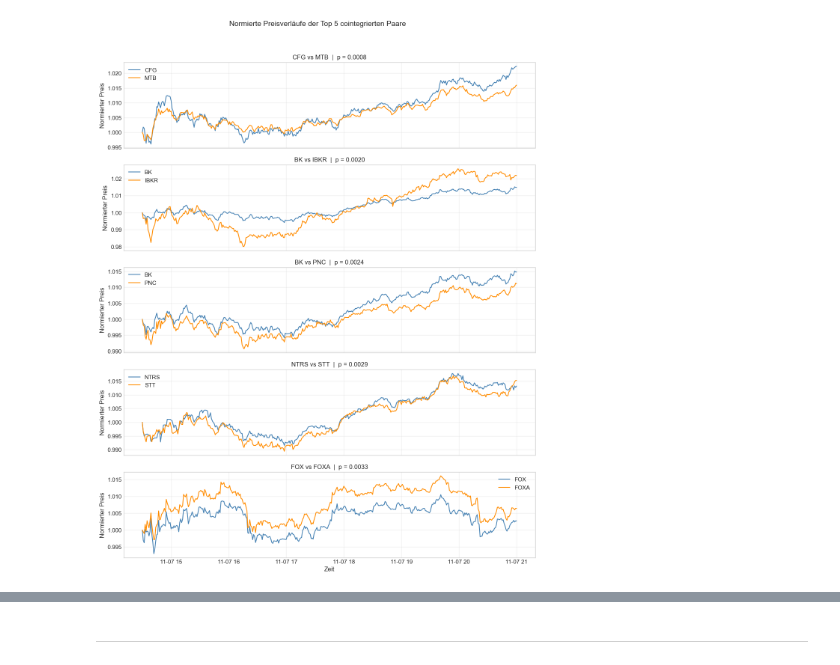
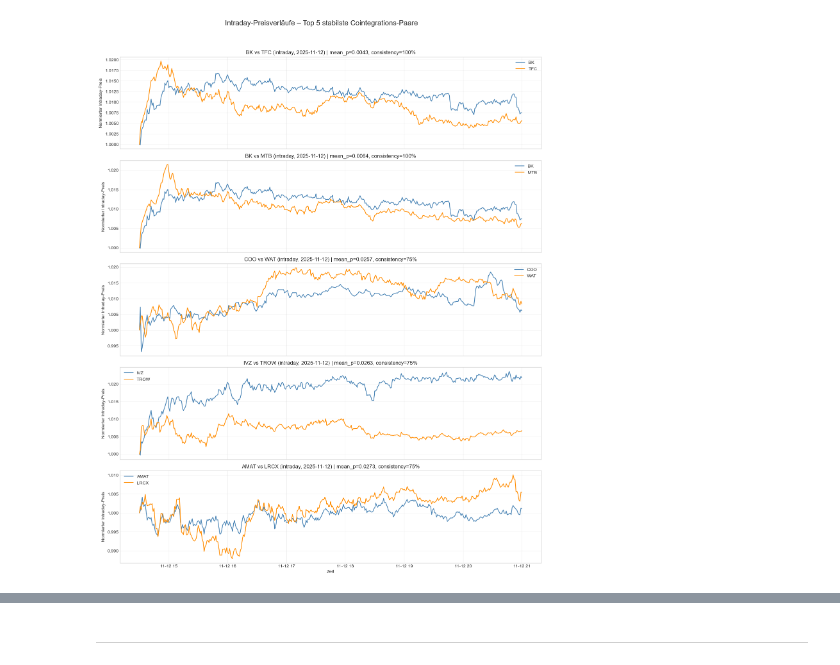
Before and after one commit to RyanMikus/pairs_trading_ml_hs25, a Jupyter notebook: 03_Explorative_Datenanalyse.ipynb, the cells around one changed output, grey strips where cells are left out. Cells and saved outputs as stored; diff of their text form; code cells hidden in the pictures.

```diff
--- a/03_Explorative_Datenanalyse.ipynb
+++ b/03_Explorative_Datenanalyse.ipynb
@@ -533,27 +510,27 @@ Verbleibende Aktien nach Filterung: 476
 # %%
-# Sicherstellen, dass sortiert und datetime korrekt ist
+# Sortierung und Typ-Sicherung
 df_clean = df_clean.sort_values(["symbol", "datetime"]).copy()
-df_clean["datetime"] = pd.to_datetime(df_clean["datetime"])
+df_clean["datetime"] = pd.to_datetime(df_clean["datetime"], errors="coerce")
 
 def fill_close_gaps(group):
-    # Nach Zeit sortieren und datetime als Index setzen
+    """
+    Interpoliert fehlende Close-Werte (zeitbasiert) und füllt Ränder.
+    1. Zeitliche Interpolation für innenliegende NaNs
+    2. Vorwärts-/Rückwärtsfüllung für Randbereiche
+    """
     group = group.sort_values("datetime").set_index("datetime")
-
     s = group["close"]
 
-    # 1) Innenliegende Lücken interpolieren (nur dort, wo davor und danach Werte existieren)
+    # Innenliegende Lücken glätten
     s_interp = s.interpolate(method="time", limit_area="inside")
 
-    # 2) Ränder auffüllen:
-    #    - am Anfang: mit erstem gültigen Wert (bfill)
-    #    - am Ende: mit letztem gültigen Wert (ffill)
+    # Ränder auffüllen
     s_filled = s_interp.bfill().ffill()
 
     group["close_filled"] = s_filled
-
     return group.reset_index()
 
-# Auf alle (gefilterten) Aktien anwenden
+# Auf alle Symbole anwenden
 df_filled = df_clean.groupby("symbol", group_keys=False).apply(fill_close_gaps)
 
 # Kontrolle
@@ -883,32 +1021,62 @@ Durch die Normierung der Preise werden die relativen Bewegungen besser vergleich
 # %%
 top_n = 5
-top_pairs = coint_df.head(top_n)
 
-fig, axes = plt.subplots(top_n, 1, figsize=(12, 3 * top_n), sharex=True)
+if top_pairs.empty:
+    raise ValueError("top_pairs ist leer")
 
-for idx, (i, row) in enumerate(top_pairs.iterrows()):
-    s1, s2, pval = row["symbol1"], row["symbol2"], row["pvalue"]
+# --- letztes Datum bestimmen ---
+last_day = log_prices.index.date.max()
+print("Letzter Tag:", last_day)
 
-    # Preisreihen
-    p1, p2 = log_prices[s1].copy(), log_prices[s2].copy()
+# Rows vom letzten Tag extrahieren
+intraday = log_prices[log_prices.index.date == last_day]
 
-    # Exponentiell zurücktransformieren, um Preise zu bekommen
-    p1, p2 = np.exp(p1), np.exp(p2)
+if intraday.empty:
+    raise ValueError("Keine Intraday-Daten für den letzten Tag gefunden!")
 
-    # Normieren auf 1 am Startzeitpunkt
-    p1_norm = p1 / p1.iloc[0]
-    p2_norm = p2 / p2.iloc[0]
+pairs_to_plot = top_pairs.head(top_n)[["symbol1", "symbol2"]].values
 
+fig, axes = plt.subplots(top_n, 1, figsize=(14, 3.5 * top_n), sharex=True)
+
+for idx, (s1, s2) in enumerate(pairs_to_plot):
+
+    # --- Intraday-Daten holen ---
+    p1 = intraday[s1].copy()
+    p2 = intraday[s2].copy()
+
+    # Falls Lücken vorhanden sind, droppen wir NA
+    aligned = pd.concat([p1, p2], axis=1).dropna()
+    aligned.columns = [s1, s2]
+
+    # Zurücktransformieren (log → Preis)
+    p1_lin = np.exp(aligned[s1])
+    p2_lin = np.exp(aligned[s2])
+
+    # Normieren auf 1 am ersten Zeitpunkt
+    p1_norm = p1_lin / p1_lin.iloc[0]
+    p2_norm = p2_lin / p2_lin.iloc[0]
+
+    # --- Plot ---
     ax = axes[idx]
     ax.plot(p1_norm, label=s1, color="steelblue")
     ax.plot(p2_norm, label=s2, color="darkorange")
-    ax.set_title(f"{s1} vs {s2}  |  p = {pval:.4f}")
-    ax.set_ylabel("Normierter Preis")
+
+    # Mean_p & Consistency anzeigen
+    row = top_pairs[(top_pairs["symbol1"] == s1) & (top_pairs["symbol2"] == s2)].iloc[0]
+
+    mean_p = row["mean_p"]
+    consistency = row["consistency"]
+
+    ax.set_title(
+        f"{s1} vs {s2} (intraday, {last_day}) | mean_p={mean_p:.4f}, consistency={consistency:.0%}",
+        fontsize=12
+    )
+    ax.set_ylabel("Normierter Intraday-Preis")
     ax.grid(alpha=0.3)
     ax.legend()
 
 axes[-1].set_xlabel("Zeit")
-plt.suptitle("Normierte Preisverläufe der Top 5 cointegrierten Paare", fontsize=14, y=0.995)
+plt.suptitle("Intraday-Preisverläufe – Top 5 stabilste Cointegrations-Paare", fontsize=16, y=0.995)
 plt.tight_layout(rect=[0, 0, 1, 0.97])
 plt.show()
 # %% [output]
@@ -915 +1084 @@ plt.show()
-[figure, old version]
+[figure, new version]
```
Also changed, not shown: parts of 60 cells of this notebook, 8 other files.
